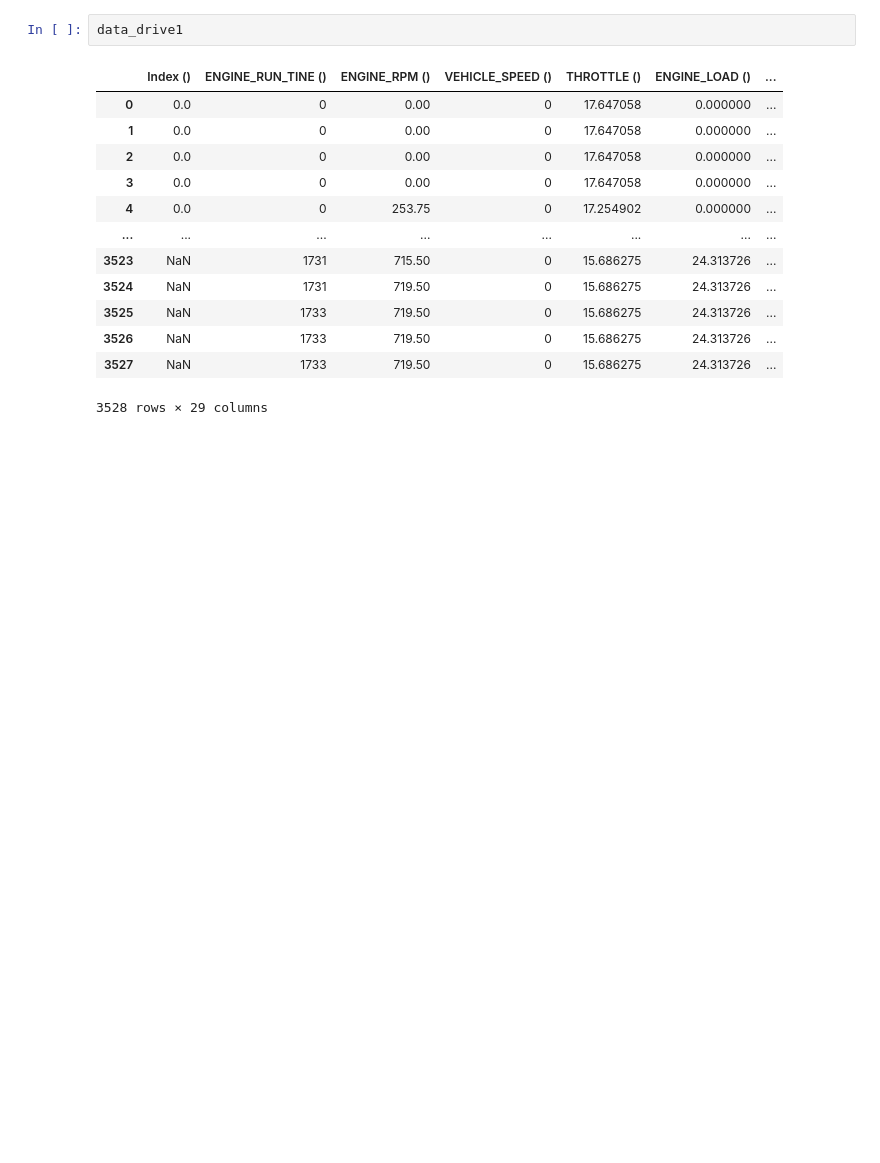
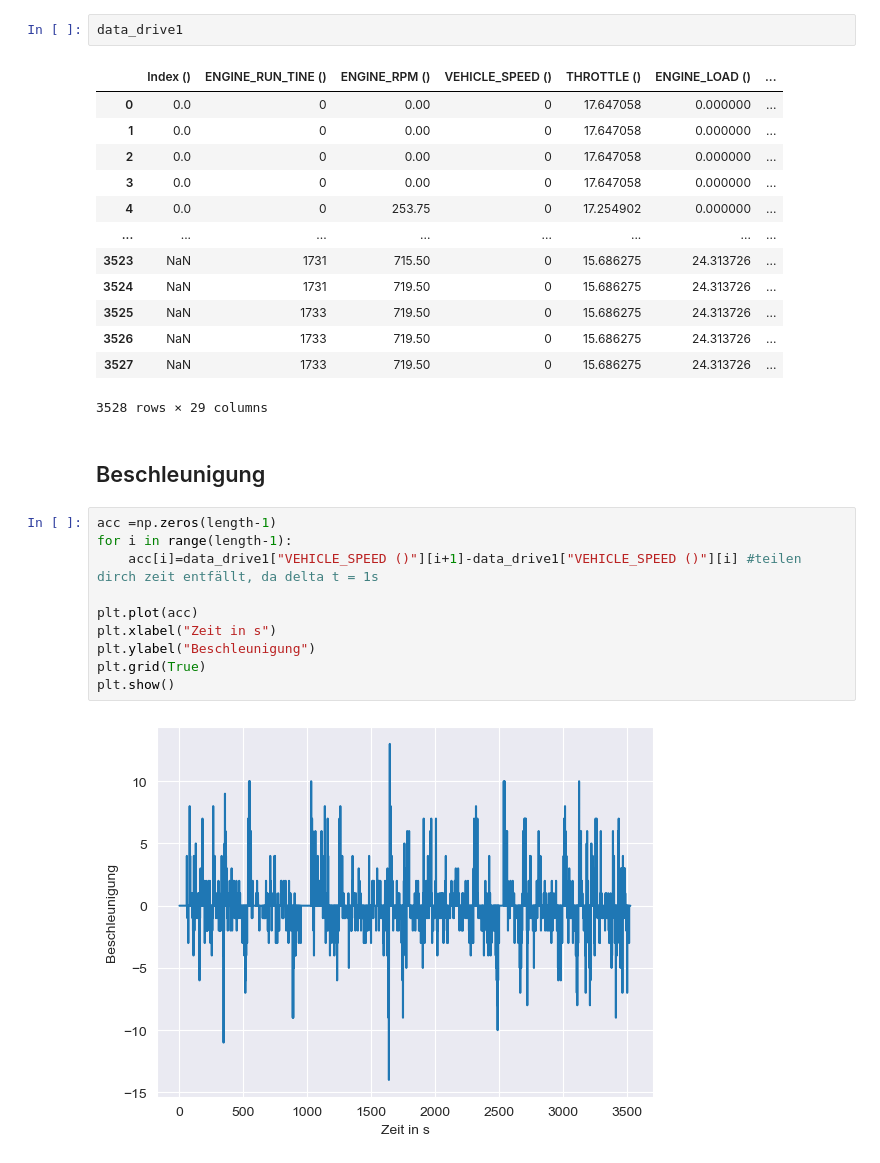
Before and after one commit to camila-duarte/verbrennungsmotoren, a Jupyter notebook: analyse/Motordrehzahl und Motordrehmoment.ipynb, the cells around one changed output. Cells and saved outputs as stored; diff of their text form; blank space fills up the shorter version.

```diff
--- a/analyse/Motordrehzahl und Motordrehmoment.ipynb
+++ b/analyse/Motordrehzahl und Motordrehmoment.ipynb
@@ -71,3 +71,17 @@ data_drive1
 | 3526 | NaN | 1733 | 719.50 | 0 | 15.686275 | 24.313726 | ... |
 | 3527 | NaN | 1733 | 719.50 | 0 | 15.686275 | 24.313726 | ... |
 3528 rows × 29 columns
+# %% [markdown]
+## Beschleunigung
+# %%
+acc =np.zeros(length-1)
+for i in range(length-1):
+    acc[i]=data_drive1["VEHICLE_SPEED ()"][i+1]-data_drive1["VEHICLE_SPEED ()"][i] #teilen dirch zeit entfällt, da delta t = 1s
+
+plt.plot(acc)
+plt.xlabel("Zeit in s")
+plt.ylabel("Beschleunigung")
+plt.grid(True)
+plt.show()
+# %% [output]
+[figure, added]
```
Also changed, not shown: parts of 5 cells of this notebook, 4 other files.
